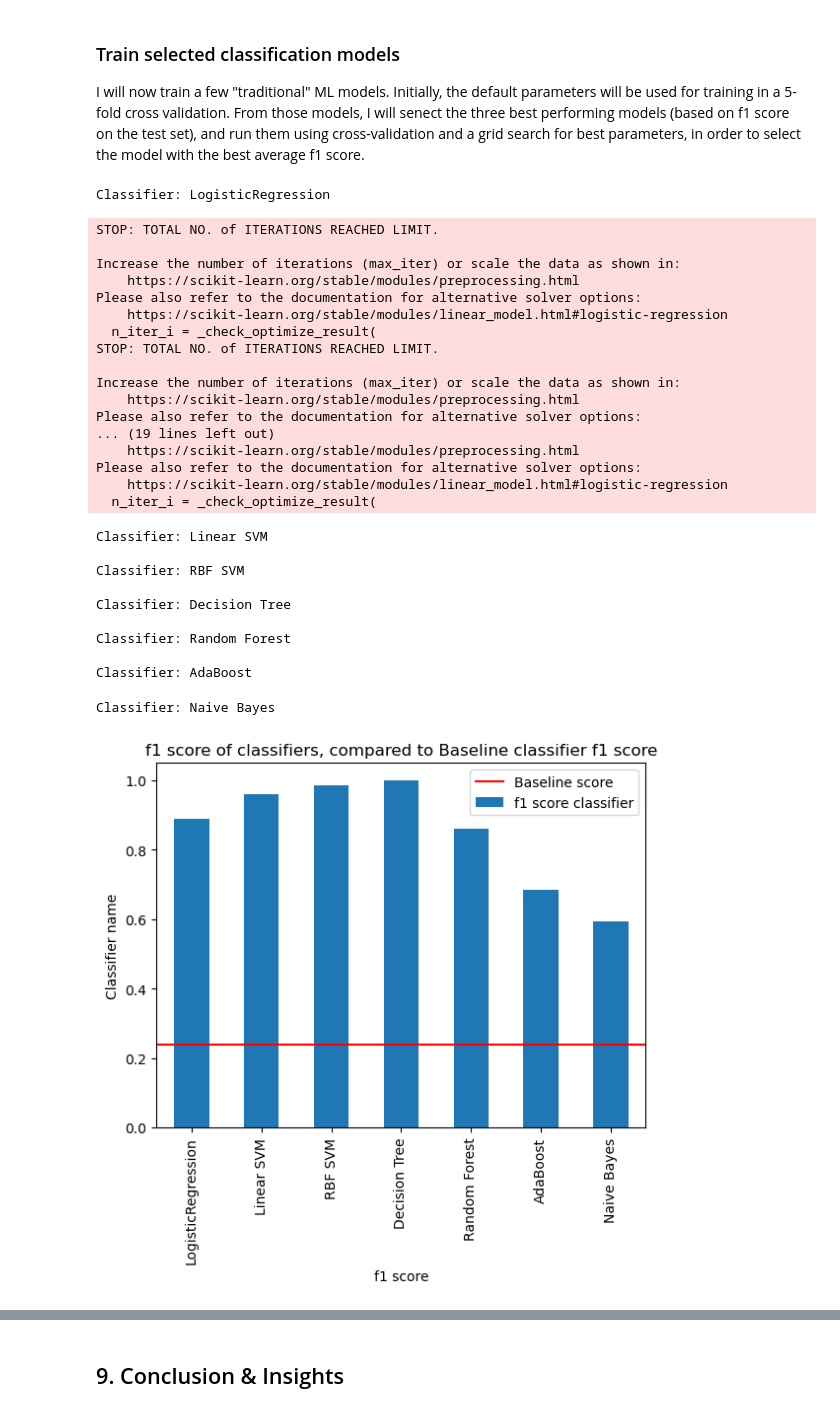
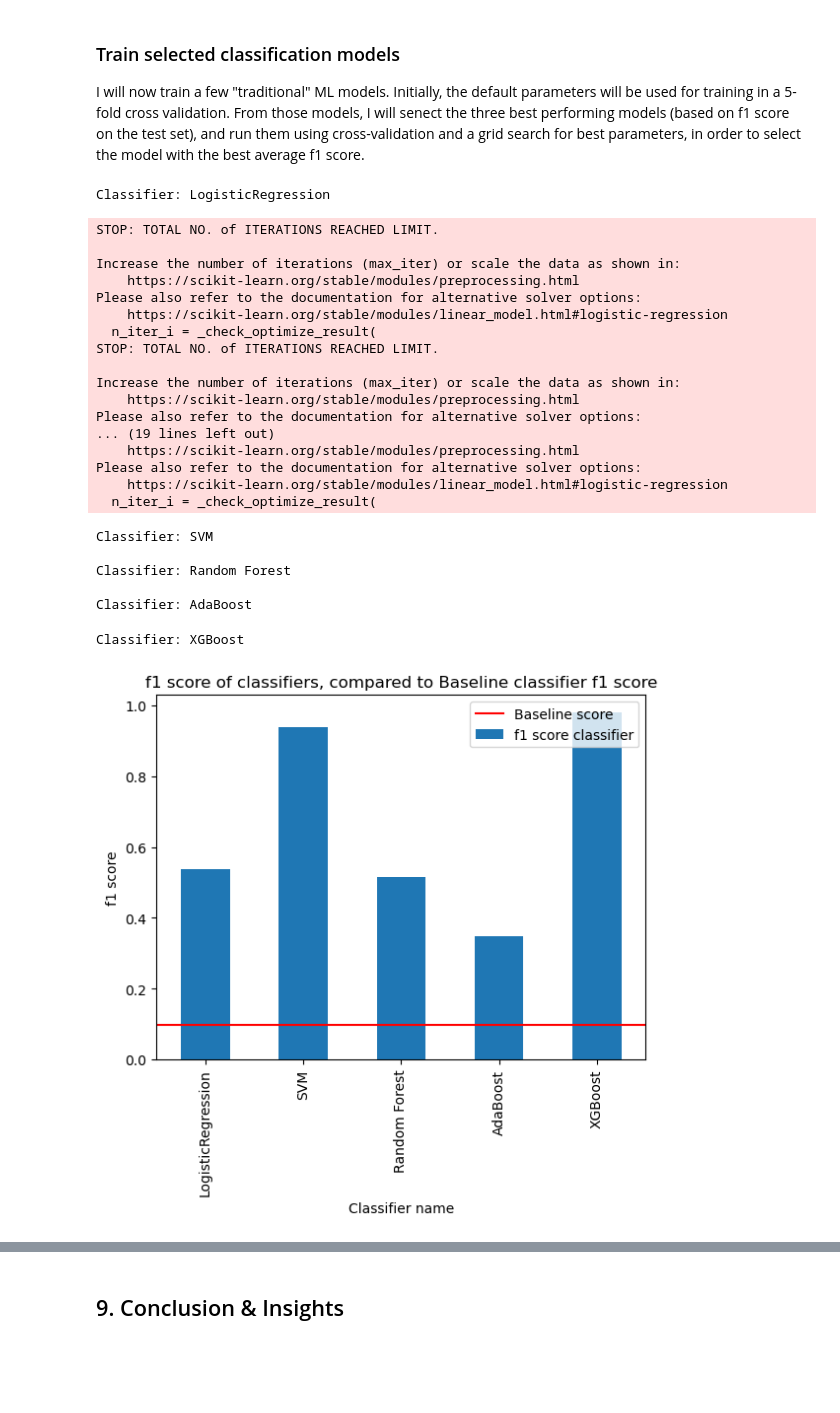
Before and after one commit to mkalimeri/clinical_notes_analysis, a Jupyter notebook: Healthcare_Text_Analysis.ipynb, the cells around one changed output, grey strips where cells are left out. Cells and saved outputs as stored; diff of their text form; code cells hidden in the pictures; blank space fills up the shorter version.

Commit message:
Updated models and further huperparameter tuning

```diff
--- a/Healthcare_Text_Analysis.ipynb
+++ b/Healthcare_Text_Analysis.ipynb
@@ -724,7 +731,8 @@ To deal with this, we will first only kee the top-5 medical specialties in the d
 # %%
-num_specialties = 5
+num_specialties = sum((transcriptions_df.medical_specialty.value_counts() > 50))
 
-top_specialties = transcriptions_df.medical_specialty.value_counts()[:5].index
+top_specialties = transcriptions_df.medical_specialty.value_counts()[:num_specialties].index
+num_class = top_specialties.shape[0]
 
 transcriptions_sub_df = transcriptions_df[transcriptions_df.medical_specialty.isin(top_specialties)].reset_index(drop=True)
 
@@ -754,9 +767,13 @@ plt.show()
 ### Train-Test Split
 # %%
 from sklearn.model_selection import train_test_split, StratifiedKFold, cross_validate
+from sklearn.preprocessing import LabelEncoder
+
+# The labels have to be encoded as numbers
+le = LabelEncoder()
 
 X = transcriptions_sub_df.drop(columns=['medical_specialty'])
-y = transcriptions_sub_df.medical_specialty
+y = le.fit_transform(transcriptions_sub_df.medical_specialty)
 
 X_train, X_test, y_train, y_test = train_test_split(X, y, test_size=0.2, stratify=y, random_state=0)
 # %% [markdown]
@@ -801,39 +826,24 @@ This classifier has really low accuracy, recall and f1 score. Next, let's train
 
 I will now train a few "traditional" ML models. Initially, the default parameters will be used for training in a 5-fold cross validation. From those models, I will senect the three best performing models (based on f1 score on the test set), and run them using cross-validation and a grid search for best parameters, in order to select the model with the best average f1 score.
 # %%
-from sklearn.ensemble import AdaBoostClassifier, RandomForestClassifier
-from sklearn.gaussian_process import GaussianProcessClassifier
-from sklearn.linear_model import LogisticRegression
-from sklearn.naive_bayes import GaussianNB
-from sklearn.neighbors import KNeighborsClassifier
-from sklearn.svm import SVC
-from sklearn.tree import DecisionTreeClassifier
-
-from sklearn.model_selection import StratifiedKFold
-from sklearn.metrics import recall_score, f1_score
-
 n_splits = 5
-cv = StratifiedKFold(n_splits=n_splits)
+cv = StratifiedKFold(n_splits=n_splits, shuffle=True)
 scoring = ['precision_weighted', 'recall_weighted', 'f1_weighted']
 
 classifier_names = [
     "LogisticRegression",
-    "Linear SVM",
-    "RBF SVM",
-    "Decision Tree",
+    "SVM",
     "Random Forest",
     "AdaBoost",
-    "Naive Bayes",
+    "XGBoost"
 ]
 
 classifiers = [
     LogisticRegression(class_weight="balanced"),
-    SVC(kernel="linear",class_weight='balanced', random_state=0),
-    SVC(random_state=0,class_weight='balanced'),
-    DecisionTreeClassifier(class_weight='balanced', random_state=0),
+    SVC(random_state=0,class_weight='balanced', kernel='linear'),
     RandomForestClassifier(class_weight='balanced', random_state=0),
     AdaBoostClassifier(random_state=0),
-    GaussianNB(),
+    XGBClassifier(),
 ]
 
 CV_scores = {}
@@ -863,38 +873,34 @@ Please also refer to the documentation for alternative solver options:
 Please also refer to the documentation for alternative solver options:
     https://scikit-learn.org/stable/modules/linear_model.html#logistic-regression
   n_iter_i = _check_optimize_result(
-Classifier: Linear SVM
-
-Classifier: RBF SVM
-
-Classifier: Decision Tree
+Classifier: SVM
 
 Classifier: Random Forest
 
 Classifier: AdaBoost
-Classifier: Naive Bayes
+Classifier: XGBoost
 # %%
 def get_score_df(score_dict, scores_list):
     d = {}
     for score in scores_list:
         if score in score_dict.keys():
             d[score] = score_dict[score].mean()
     return d
 
 dd = {}
 for m in CV_scores.keys():
     dd[m] = get_score_df(CV_scores[m], ['test_precision_weighted', 'test_recall_weighted', 'test_f1_weighted'])
 
 df = pd.DataFrame(dd)
 
 fig, ax = plt.subplots()
 df.T.test_f1_weighted.plot.bar(label='f1 score classifier')
 plt.axhline(y=f1_score_baseline, color='r', label='Baseline score')
-plt.xlabel('f1 score')
-plt.ylabel('Classifier name')
+plt.ylabel('f1 score')
+plt.xlabel('Classifier name')
 plt.title('f1 score of classifiers, compared to Baseline classifier f1 score')
 plt.legend()
 plt.show()
 # %% [output]
-[figure, old version]
+[figure, new version]
 # %% [markdown]
```
Also changed, not shown: parts of 25 cells of this notebook.
